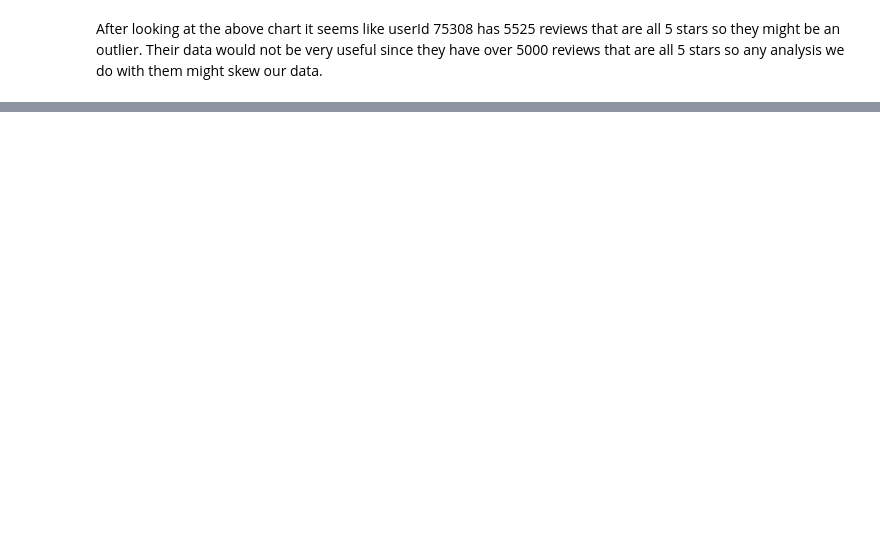
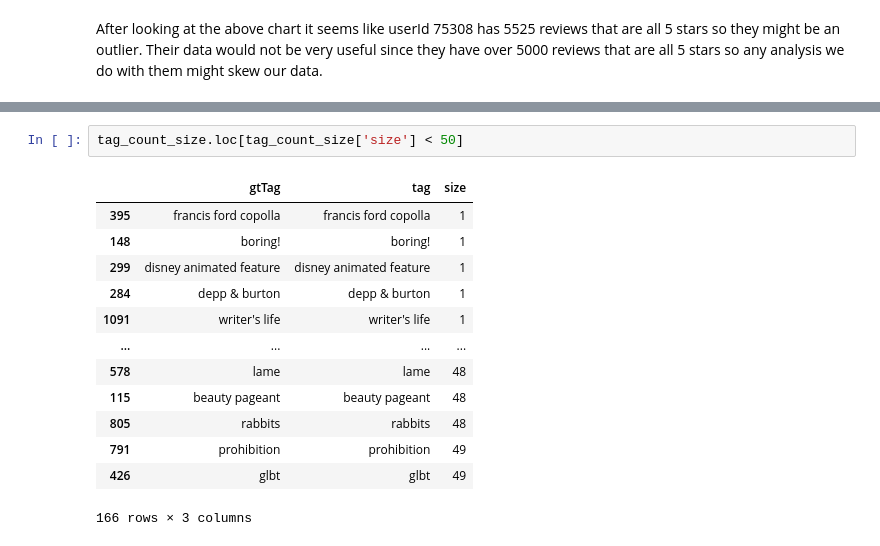
Before and after one commit to rkbhkp/Movie-Recomendation-with-ML, a Jupyter notebook: Milestone_2.ipynb, the cells around one changed output, grey strips where cells are left out. Cells and saved outputs as stored; diff of their text form; blank space fills up the shorter version.

```diff
--- a/Milestone_2.ipynb
+++ b/Milestone_2.ipynb
@@ -366,0 +398,16 @@ After looking at the above chart it seems like userId 75308 has 5525 reviews tha
+# %%
+tag_count_size.loc[tag_count_size['size'] < 50]
+# %% [output]
+|  | gtTag | tag | size |
+| 395 | francis ford copolla | francis ford copolla | 1 |
+| 148 | boring! | boring! | 1 |
+| 299 | disney animated feature | disney animated feature | 1 |
+| 284 | depp & burton | depp & burton | 1 |
+| 1091 | writer's life | writer's life | 1 |
+| ... | ... | ... | ... |
+| 578 | lame | lame | 48 |
+| 115 | beauty pageant | beauty pageant | 48 |
+| 805 | rabbits | rabbits | 48 |
+| 791 | prohibition | prohibition | 49 |
+| 426 | glbt | glbt | 49 |
+166 rows × 3 columns
```
Also changed, not shown: parts of 6 cells of this notebook.
